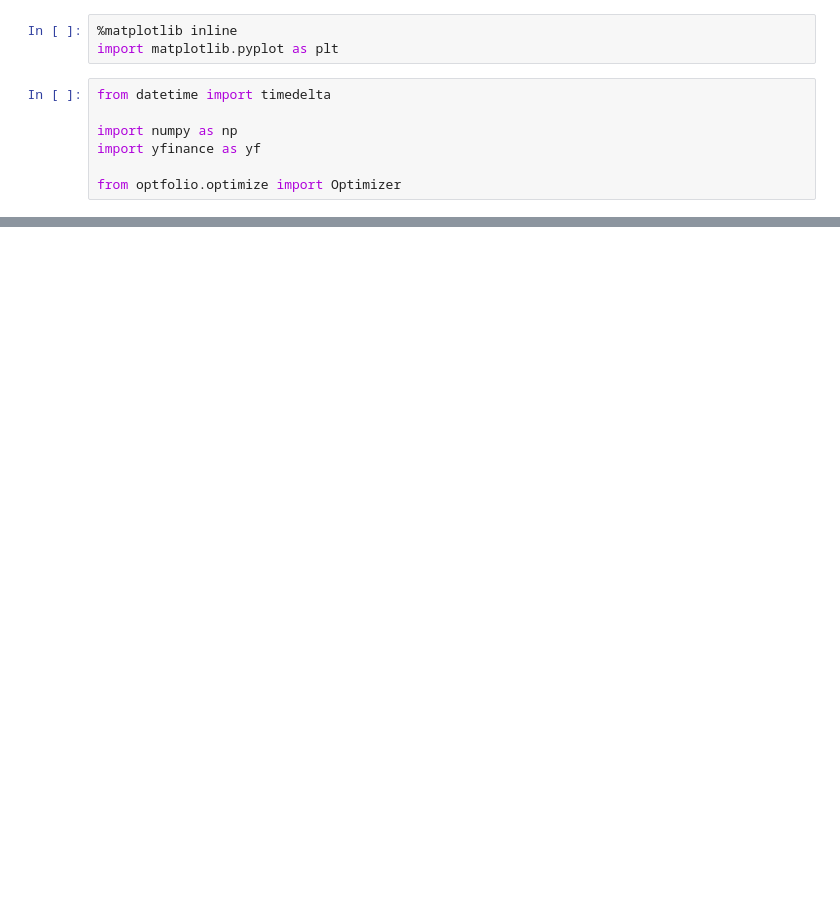
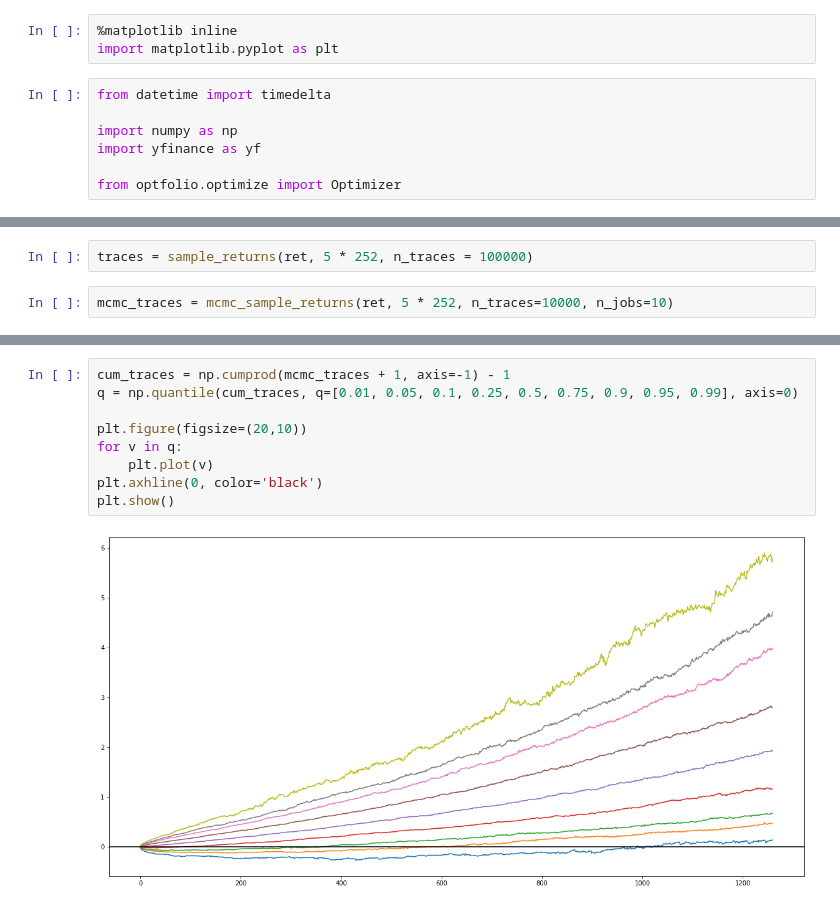
Before and after one commit to marekgalovic/optfolio, a Jupyter notebook: examples/Portfolio Optimize.ipynb, the cells around one changed output, grey strips where cells are left out. Drawn from its saved outputs; the diff is of its cells as text; blank space fills up the shorter version.

```diff
--- a/examples/Portfolio Optimize.ipynb
+++ b/examples/Portfolio Optimize.ipynb
@@ -153,0 +143,4 @@ solutions.shape
+# %%
+traces = sample_returns(ret, 5 * 252, n_traces = 100000)
+# %%
+mcmc_traces = mcmc_sample_returns(ret, 5 * 252, n_traces=10000, n_jobs=10)
@@ -153,0 +158,11 @@ solutions.shape
+# %%
+cum_traces = np.cumprod(mcmc_traces + 1, axis=-1) - 1
+q = np.quantile(cum_traces, q=[0.01, 0.05, 0.1, 0.25, 0.5, 0.75, 0.9, 0.95, 0.99], axis=0)
+
+plt.figure(figsize=(20,10))
+for v in q:
+    plt.plot(v)
+plt.axhline(0, color='black')
+plt.show()
+# %% [output]
+[figure, added]
```
Also changed, not shown: parts of 11 cells of this notebook, 4 other files.
